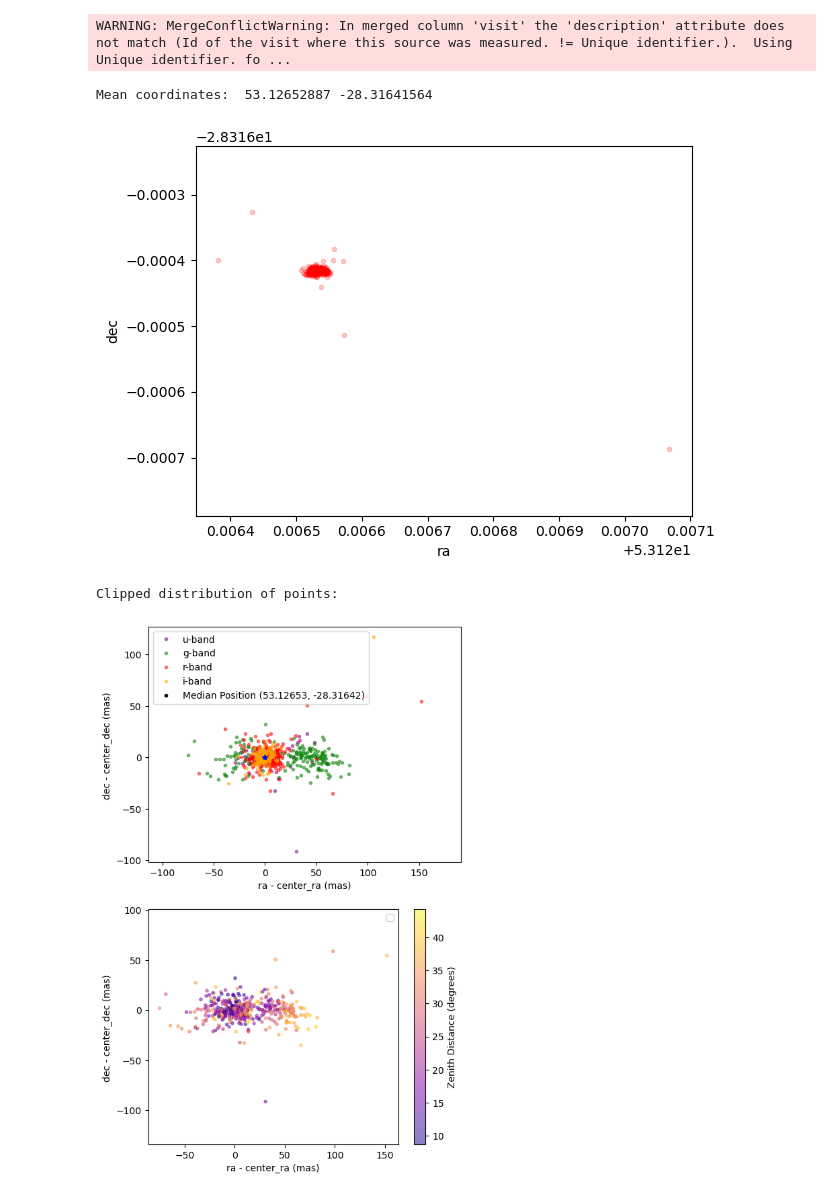
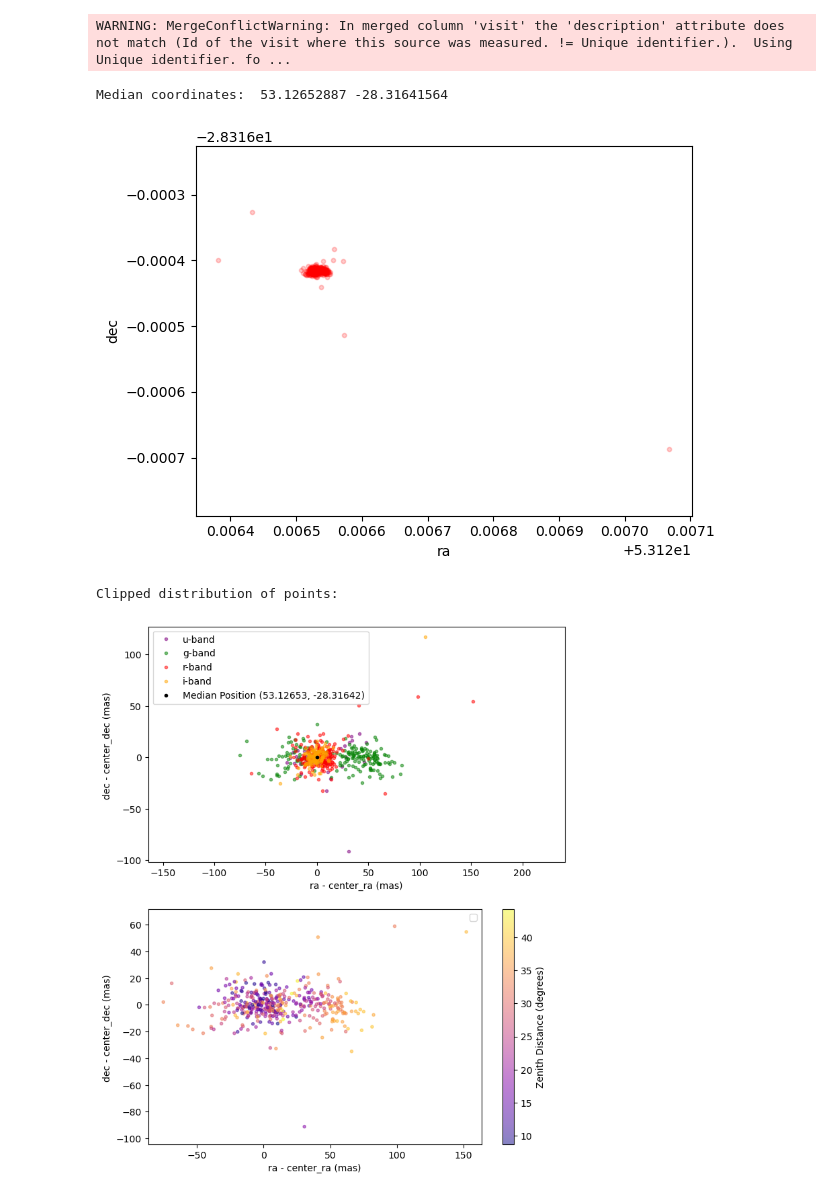
Before and after one commit to LSSTDESC/DifferentialCR, a Jupyter notebook: DCR_in_DP1.ipynb, the cells around one changed output. Cells and saved outputs as stored; diff of their text form; code cells hidden in the pictures.

```diff
--- a/DCR_in_DP1.ipynb
+++ b/DCR_in_DP1.ipynb
@@ -177,13 +215,11 @@ WARNING: MergeConflictWarning: In merged column 'visit' the 'description' attrib
 # Plot to check the distribution of visits looks as expected for a single object (limited to a few arcsec)
 # If there are outliers, adjust the clipping radius below as needed
 
+# Naive approach: should really do a formal fitting to find the center
 center_ra = np.median(master_all['ra_1'])
 center_dec = np.median(master_all['dec_1'])
 
-# center_ra, center_dec = centerest2
-
-
-print('Mean coordinates: ', np.round(center_ra, 8), np.round(center_dec, 8))
+print('Median coordinates: ', np.round(center_ra, 8), np.round(center_dec, 8))
 
 plt.plot(master_all['ra_1'], master_all['dec_1'], 'r.', alpha = 0.2)
 plt.xlabel('ra')
@@ -201,6 +237,7 @@ master = master_all[mask]
 
 master_original = master.copy()
 
+
 # print('Number of points after clipping: ', len(master))
 print('Clipped distribution of points:')
 
@@ -209,40 +246,39 @@ scale = 3600 * 1000 #to convert degrees to milliarcseconds for plotting
 
 
 # Plot the distribution of points, color coded by band and zenith distance
-fig, ax = plt.subplots(2,1, figsize=(6, 10))
+fig, ax = plt.subplots(2,1, figsize=(8, 10))
 
 colors = {'u': 'purple', 'g': 'green', 'r': 'red', 'i': 'orange'}
 for band in 'ugri':
     mask = master['band_1'] == band
     ax[0].plot((master['ra_1'][mask] - center_ra)*scale, (master['dec_1'][mask] - center_dec)*scale, '.', alpha = 0.5, label = f'{band}-band', color=colors[band])
 
 # plt.plot(master['ra_1'], master['dec_1'], 'r.', alpha = 0.2)
 # plt.plot(53.12651507954, -28.31641093456, 'b.', label = "GAIA DR3 Position")
 # plt.errorbar((53.21692723831 - center_ra)*scale, (-27.92220192498- center_dec)*scale, xerr = 0.1/3600000 * scale, yerr = 0.1/3600000 * scale, fmt = 'k*', label = "GAIA DR3 Position")
 ax[0].plot(0, 0, 'k.', label = f"Median Position ({center_ra:.5f}, {center_dec:.5f})")
-ax[0].plot(centerest2[0] - center_ra, centerest2[1] - center_dec, 'b*')
 ax[0].legend()
 ax[0].set_xlabel('ra - center_ra (mas)')
 ax[0].set_ylabel('dec - center_dec (mas) ')
 ax[0].axis('equal')
 
 
 mask = (master['band_1'] == 'u') | (master['band_1'] == 'g') |(master['band_1'] == 'r')
 sc = plt.scatter((master['ra_1']- center_ra)[mask]*scale, (master['dec_1'] - center_dec)[mask]*scale, c=master['zenithDistance'][mask], cmap = 'plasma', alpha = 0.5, marker = '.')
 # plt.plot(53.12651507954, -28.31641093456, 'b.', label = "GAIA DR3 Position")
 # plt.errorbar((53.21692723831 - center_ra)*scale, (-27.92220192498- center_dec)*scale, xerr = 0.1/3600000 * scale, yerr = 0.1/3600000 * scale, fmt = 'k*', label = "GAIA DR3 Position")
 plt.colorbar(sc, label = 'Zenith Distance (degrees)')
 # plt.plot(0, 0, 'k.', label = "Median Position")
 ax[1].legend()
 ax[1].set_xlabel('ra - center_ra (mas)')
 ax[1].set_ylabel('dec - center_dec (mas) ')
 ax[1].axis('equal')
 plt.show()
 # %% [output]
-Mean coordinates:  53.12652887 -28.31641564
+Median coordinates:  53.12652887 -28.31641564
 [figure]
 Clipped distribution of points:
-[figure, old version]
+[figure, new version]
 # %%
 #Apply correction to raErr and ra_dec_Cov to account for overcorrection in DP1 and check data quality
 # check distributions of raErr and decErr: (see community forum post for more discussion on this https://community.lsst.org/t/anomalies-in-dp1-right-ascension-errors/11178/13)
```
Also changed, not shown: parts of 10 cells of this notebook, 2 other files.
